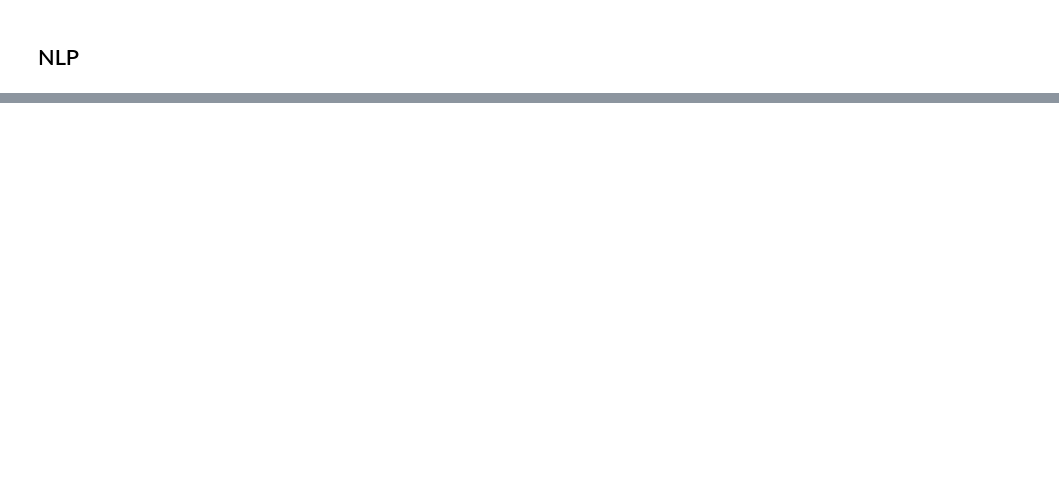
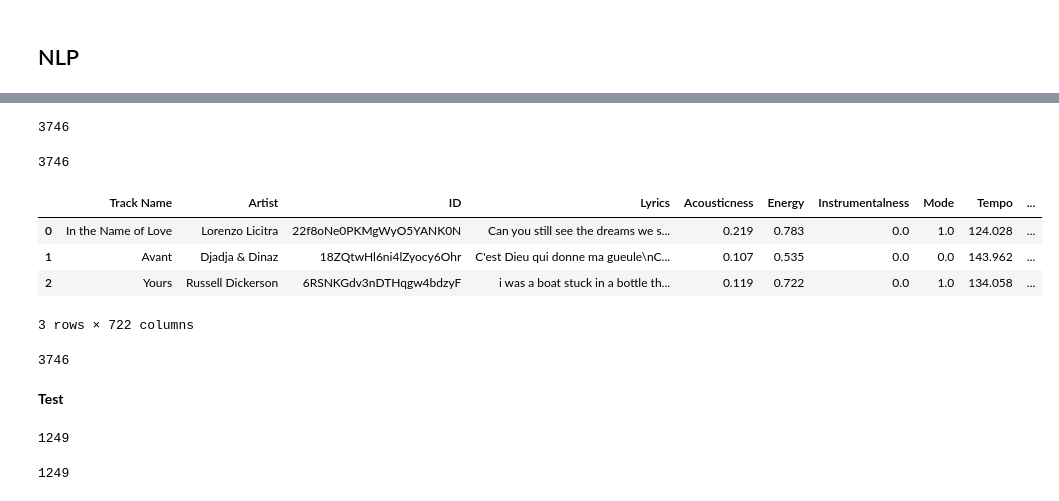
Before and after one commit to yhpf/Capstone-General_Assembly, a Jupyter notebook: 12_best_model.ipynb, the cells around one changed output, grey strips where cells are left out. Saved outputs shown, nothing was run; the diff lists cells and outputs as text; code cells hidden in the pictures; blank space fills up the shorter version.

```diff
--- a/12_best_model.ipynb
+++ b/12_best_model.ipynb
@@ -195,0 +273,3 @@ big_df_song['Lyrics'] = gb_clean['Lyrics'].astype(str)
+# %%
+# instantiate the model (stop-words the list of 4 languages and max top features 500)
+cvec = CountVectorizer(stop_words = stop_words, max_features = 500)
@@ -195,0 +278,3 @@ big_df_song['Lyrics'] = gb_clean['Lyrics'].astype(str)
+# %%
+# fit the count vectorizer with training data.
+cvec.fit(indep_train['Lyrics'])
@@ -195,0 +289,32 @@ big_df_song['Lyrics'] = gb_clean['Lyrics'].astype(str)
+# %%
+# transform X_train
+cvec_data = cvec.transform(indep_train['Lyrics'])
+# %%
+# Turn the features into a data frame
+df  = pd.DataFrame(cvec_data.todense(),columns=cvec.get_feature_names())
+# %%
+len(indep_train)
+# %% [output]
+3746
+# %%
+len(df)
+# %% [output]
+3746
+# %%
+# Concat with big data frame (use for fitting the model)
+indep_train_cvec = pd.concat([indep_train.reset_index(drop=True), df], axis=1)
+
+indep_train_cvec.head(3)
+# %% [output]
+|  | Track Name | Artist | ID | Lyrics | Acousticness | Energy | Instrumentalness | Mode | Tempo | ... |
+| 0 | In the Name of Love | Lorenzo Licitra | 22f8oNe0PKMgWyO5YANK0N | Can you still see the dreams we s... | 0.219 | 0.783 | 0.0 | 1.0 | 124.028 | ... |
+| 1 | Avant | Djadja & Dinaz | 18ZQtwHl6ni4lZyocy6Ohr | C'est Dieu qui donne ma gueule\nC... | 0.107 | 0.535 | 0.0 | 0.0 | 143.962 | ... |
+| 2 | Yours | Russell Dickerson | 6RSNKGdv3nDTHqgw4bdzyF | i was a boat stuck in a bottle th... | 0.119 | 0.722 | 0.0 | 1.0 | 134.058 | ... |
+3 rows × 722 columns
+# %%
+# look and see that the shape look right
+len(indep_train_cvec)
+# %% [output]
+3746
+# %% [markdown]
+**Test**
@@ -195,0 +327,8 @@ big_df_song['Lyrics'] = gb_clean['Lyrics'].astype(str)
+# %%
+len(indep_test)
+# %% [output]
+1249
+# %%
+len(df2)
+# %% [output]
+1249
```
Also changed, not shown: parts of 73 cells of this notebook.
